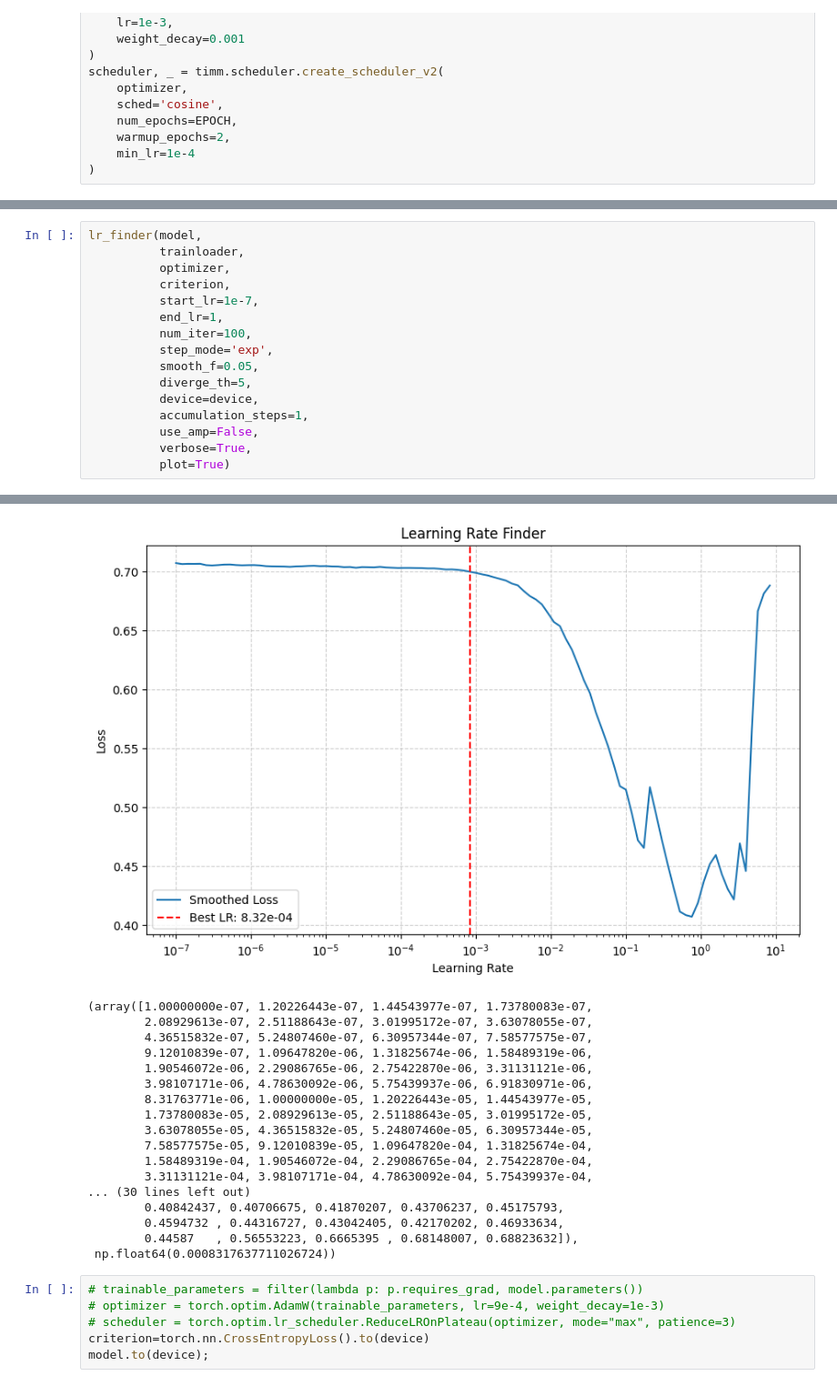
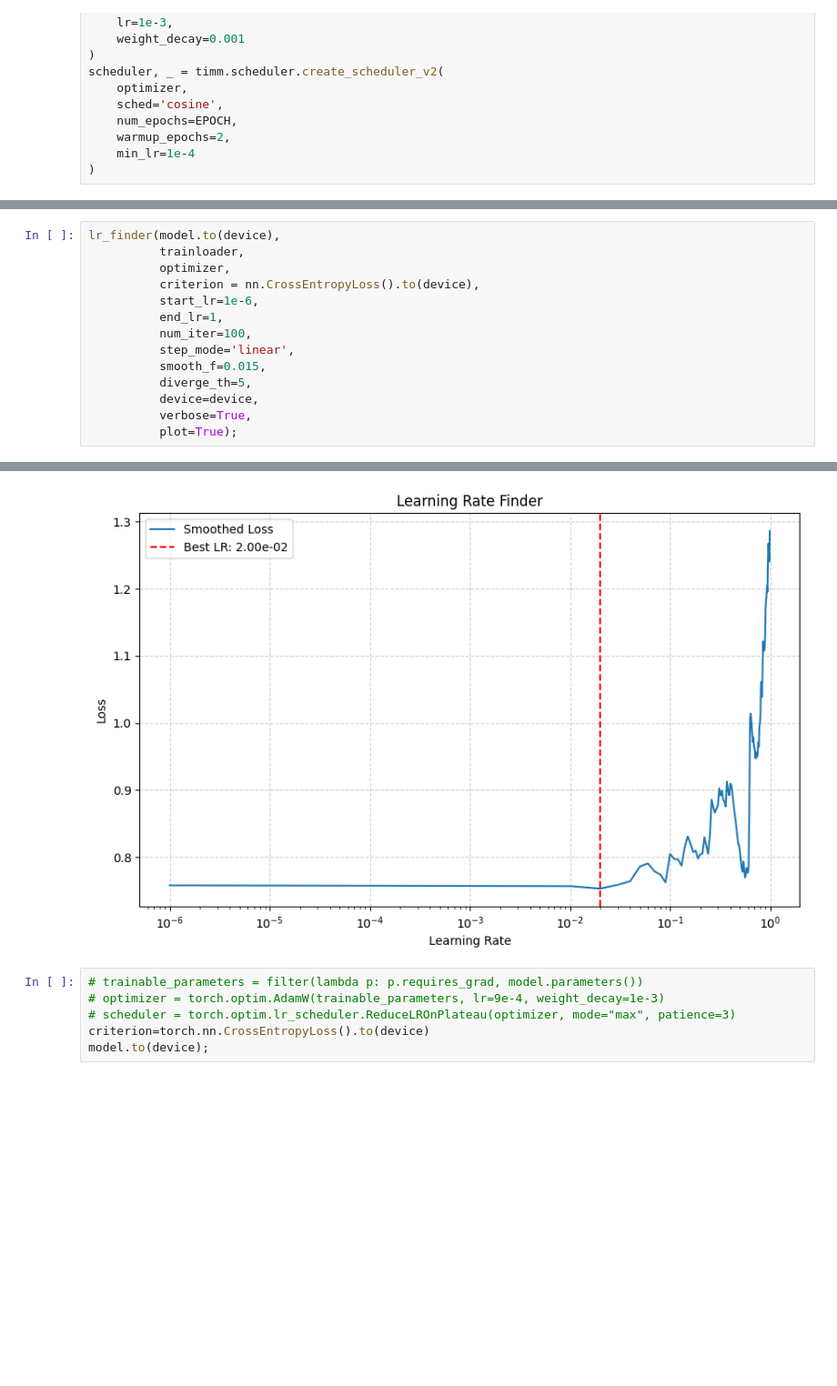
Before and after one commit to MVRonkin/Computer-Vision-Course_lec-practice, a Jupyter notebook: 2025/WS/WS6_Tricks_In_Train.ipynb, the cells around one changed output, grey strips where cells are left out. Shown at 91% size. Cells and saved outputs as stored; diff of their text form; blank space fills up the shorter version.

```diff
--- a/2025/WS/WS6_Tricks_In_Train.ipynb
+++ b/2025/WS/WS6_Tricks_In_Train.ipynb
@@ -945,17 +598,15 @@ TypeError: timm.models.byobnet.ByobNet() argument after ** must be a mapping, no
 # %%
-lr_finder(model,
+lr_finder(model.to(device),
           trainloader,
           optimizer,
-          criterion,
-          start_lr=1e-7,
+          criterion = nn.CrossEntropyLoss().to(device),
+          start_lr=1e-6,
           end_lr=1,
           num_iter=100,
-          step_mode='exp',
-          smooth_f=0.05,
+          step_mode='linear',
+          smooth_f=0.015,
           diverge_th=5,
           device=device,
-          accumulation_steps=1,
-          use_amp=False,
           verbose=True,
-          plot=True)
+          plot=True);
 # %% [output]
@@ -972,21 +623,4 @@ Iteration 90/100, LR: 1.58e+00, Loss: 0.4595
-[figure, old version]
+[figure, new version]
-(array([1.00000000e-07, 1.20226443e-07, 1.44543977e-07, 1.73780083e-07,
-        2.08929613e-07, 2.51188643e-07, 3.01995172e-07, 3.63078055e-07,
-        4.36515832e-07, 5.24807460e-07, 6.30957344e-07, 7.58577575e-07,
-        9.12010839e-07, 1.09647820e-06, 1.31825674e-06, 1.58489319e-06,
-        1.90546072e-06, 2.29086765e-06, 2.75422870e-06, 3.31131121e-06,
-        3.98107171e-06, 4.78630092e-06, 5.75439937e-06, 6.91830971e-06,
-        8.31763771e-06, 1.00000000e-05, 1.20226443e-05, 1.44543977e-05,
-        1.73780083e-05, 2.08929613e-05, 2.51188643e-05, 3.01995172e-05,
-        3.63078055e-05, 4.36515832e-05, 5.24807460e-05, 6.30957344e-05,
-        7.58577575e-05, 9.12010839e-05, 1.09647820e-04, 1.31825674e-04,
-        1.58489319e-04, 1.90546072e-04, 2.29086765e-04, 2.75422870e-04,
-        3.31131121e-04, 3.98107171e-04, 4.78630092e-04, 5.75439937e-04,
-... (30 lines left out)
-        0.40842437, 0.40706675, 0.41870207, 0.43706237, 0.45175793,
-        0.4594732 , 0.44316727, 0.43042405, 0.42170202, 0.46933634,
-        0.44587   , 0.56553223, 0.6665395 , 0.68148007, 0.68823632]),
- np.float64(0.0008317637711026724))
 # %%
 # trainable_parameters = filter(lambda p: p.requires_grad, model.parameters())
 # optimizer = torch.optim.AdamW(trainable_parameters, lr=9e-4, weight_decay=1e-3)
```
Also changed, not shown: parts of 6 cells of this notebook, 5 other files.
